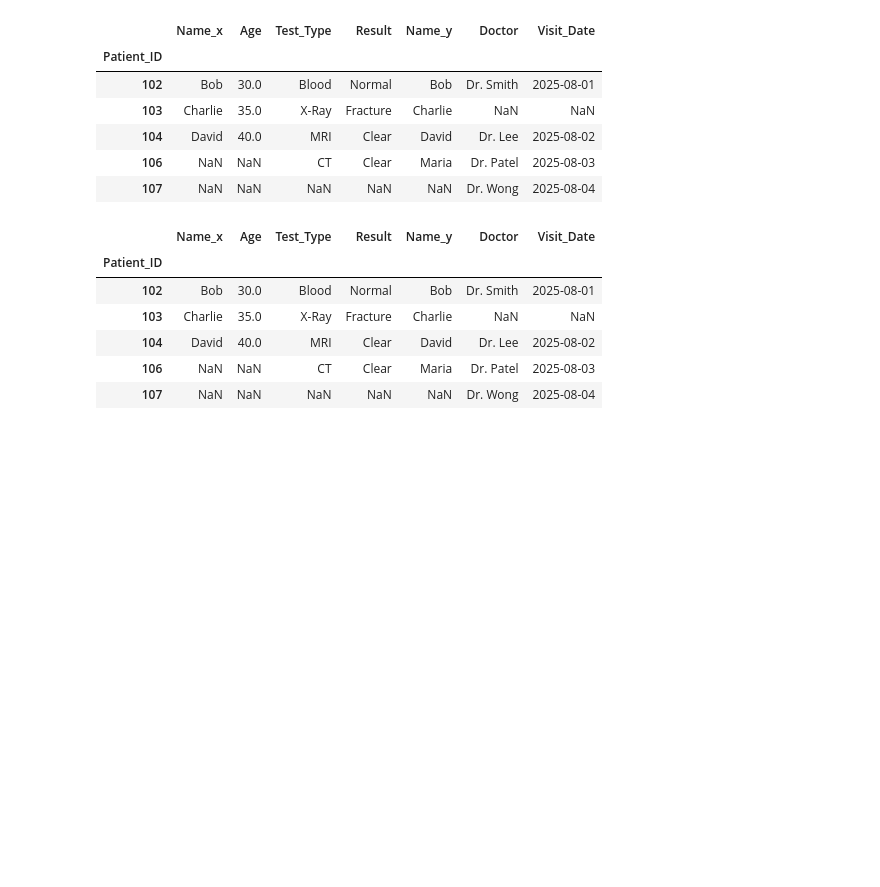
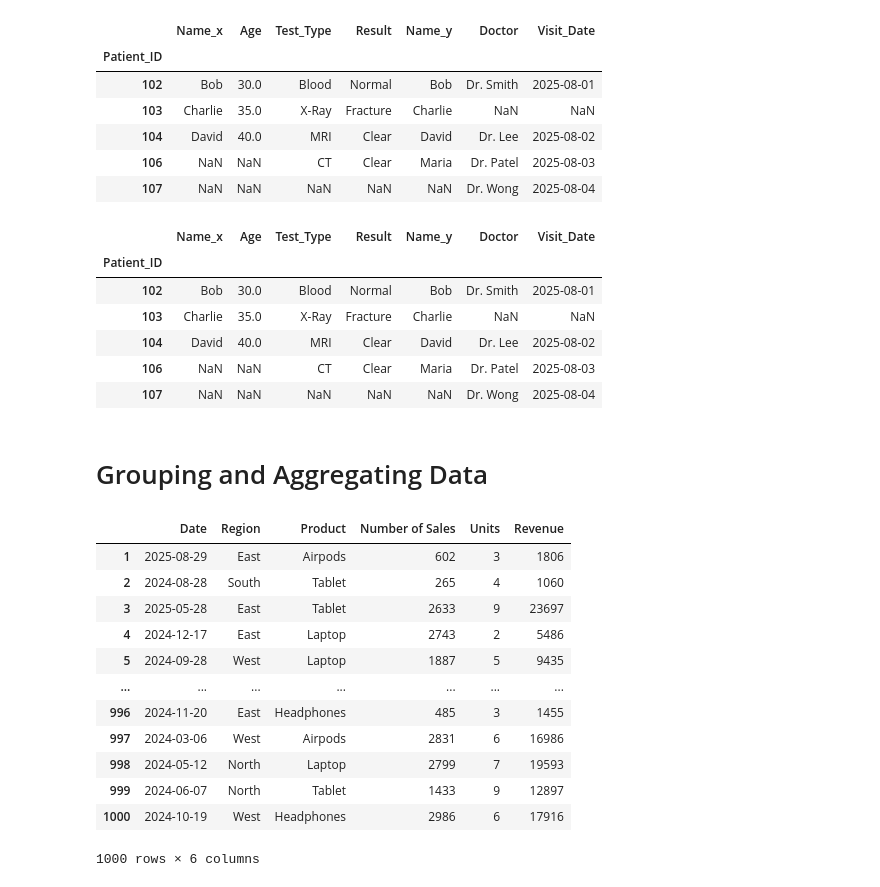
Before and after one commit to mseifoori/Machine-Learning-Exercises, a Jupyter notebook: Data_Processing/Notes/pandas_notes.ipynb, the cells around one changed output. Saved outputs shown, nothing was run; the diff lists cells and outputs as text; code cells hidden in the pictures; blank space fills up the shorter version.

```diff
--- a/Data_Processing/Notes/pandas_notes.ipynb
+++ b/Data_Processing/Notes/pandas_notes.ipynb
@@ -920,3 +920,35 @@ patients_info.join(df_data, how='outer')
 | 104 | David | 40.0 | MRI | Clear | David | Dr. Lee | 2025-08-02 |
 | 106 | NaN | NaN | CT | Clear | Maria | Dr. Patel | 2025-08-03 |
 | 107 | NaN | NaN | NaN | NaN | NaN | Dr. Wong | 2025-08-04 |
+# %% [markdown]
+# Grouping and Aggregating Data
+# %%
+dates = pd.date_range(start='2024-01-01', end='2025-08-31', freq='D')
+products = ['Laptop', 'Smartphone', 'Airpods', 'Tablet', 'Headphones']
+regions = ['North', 'South', 'East', 'West']
+
+sales_df = pd.DataFrame({
+    'Date': np.random.choice(dates, 1000),
+    'Region': np.random.choice(regions, 1000),
+    'Product': np.random.choice(products, 1000),
+    'Number of Sales': np.random.randint(100, 3000, 1000),
+    'Units': np.random.randint(1, 10, 1000),
+}, index=np.arange(1, 1001))
+
+sales_df['Revenue'] = sales_df['Number of Sales'] * sales_df['Units']
+
+sales_df
+# %% [output]
+|  | Date | Region | Product | Number of Sales | Units | Revenue |
+| 1 | 2025-08-29 | East | Airpods | 602 | 3 | 1806 |
+| 2 | 2024-08-28 | South | Tablet | 265 | 4 | 1060 |
+| 3 | 2025-05-28 | East | Tablet | 2633 | 9 | 23697 |
+| 4 | 2024-12-17 | East | Laptop | 2743 | 2 | 5486 |
+| 5 | 2024-09-28 | West | Laptop | 1887 | 5 | 9435 |
+| ... | ... | ... | ... | ... | ... | ... |
+| 996 | 2024-11-20 | East | Headphones | 485 | 3 | 1455 |
+| 997 | 2024-03-06 | West | Airpods | 2831 | 6 | 16986 |
+| 998 | 2024-05-12 | North | Laptop | 2799 | 7 | 19593 |
+| 999 | 2024-06-07 | North | Tablet | 1433 | 9 | 12897 |
+| 1000 | 2024-10-19 | West | Headphones | 2986 | 6 | 17916 |
+1000 rows × 6 columns
```
Also changed, not shown: parts of 13 cells of this notebook, 2 other files.
